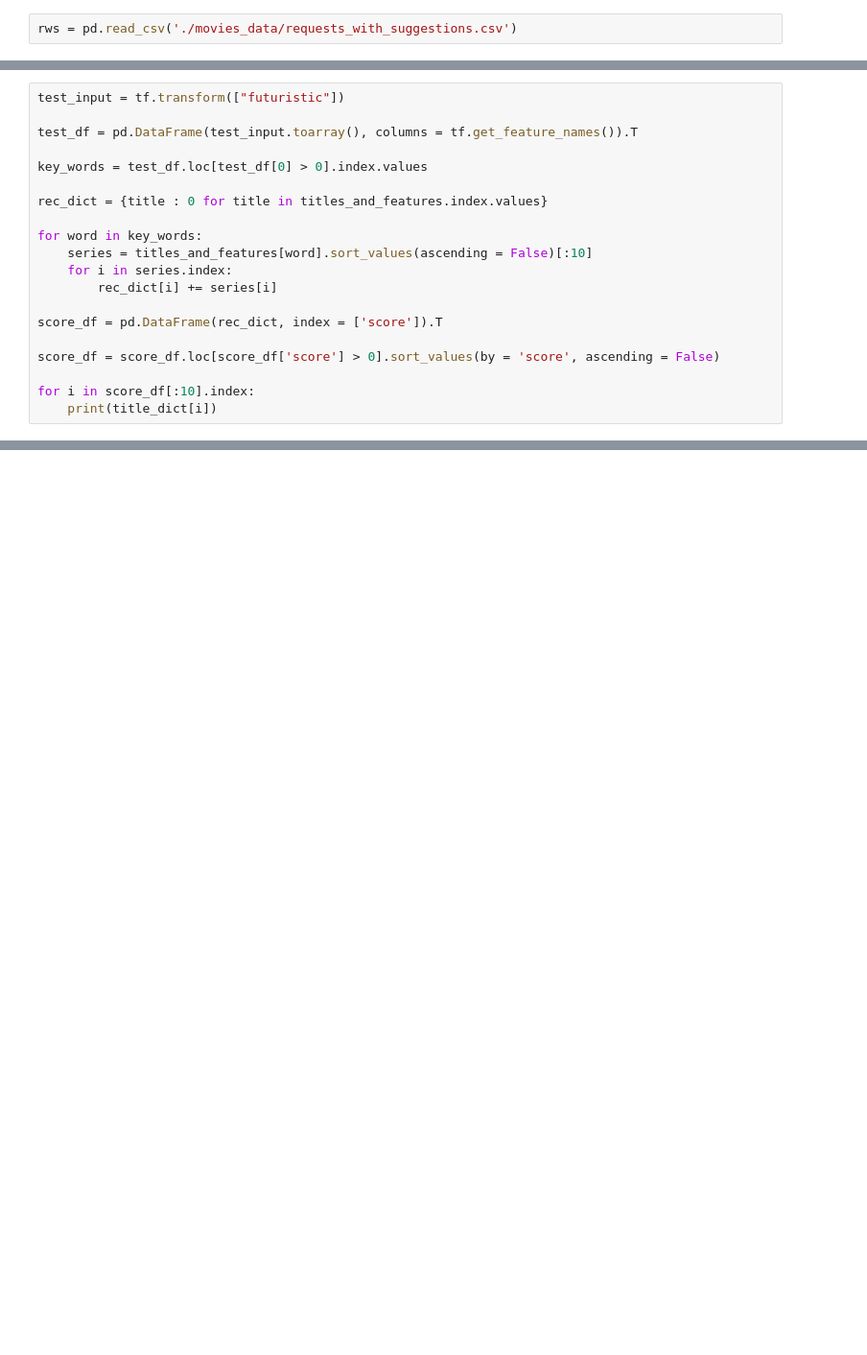
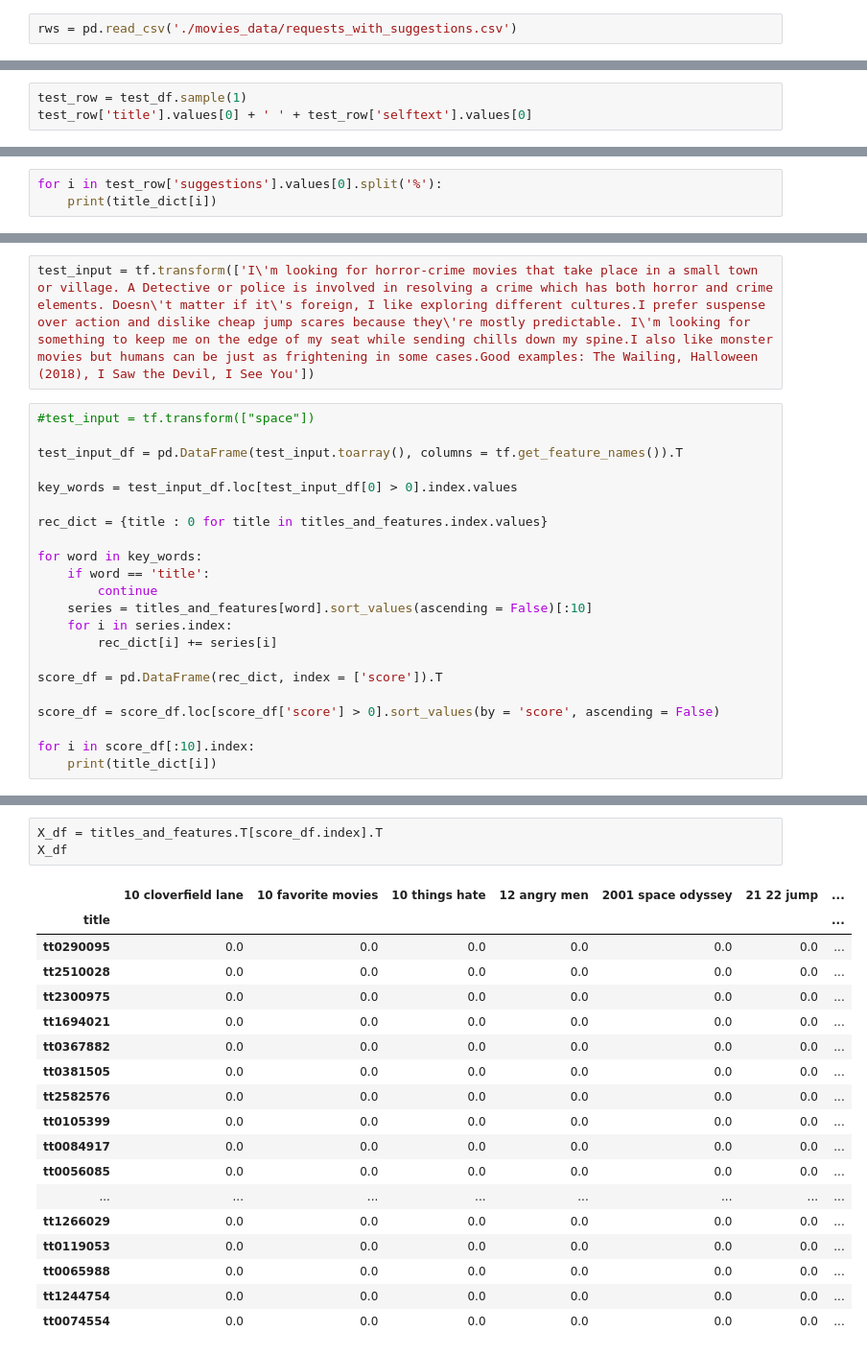
Before and after one commit to calebwx/NLP-Movie-Recommender, a Jupyter notebook: Reccomender.ipynb, the cells around one changed output, grey strips where cells are left out. Shown at 96% size. Drawn from its saved outputs; the diff is of its cells as text; blank space fills up the shorter version.

```diff
--- a/Reccomender.ipynb
+++ b/Reccomender.ipynb
@@ -107,0 +670,3 @@ tt1396484 0.3270519950488796
+# %%
+test_row = test_df.sample(1)
+test_row['title'].values[0] + ' ' + test_row['selftext'].values[0]
@@ -107,0 +677,3 @@ tt1396484 0.3270519950488796
+# %%
+for i in test_row['suggestions'].values[0].split('%'):
+    print(title_dict[i])
@@ -108,13 +698,17 @@ tt1396484 0.3270519950488796
+# %%
+test_input = tf.transform(['I\'m looking for horror-crime movies that take place in a small town or village. A Detective or police is involved in resolving a crime which has both horror and crime elements. Doesn\'t matter if it\'s foreign, I like exploring different cultures.I prefer suspense over action and dislike cheap jump scares because they\'re mostly predictable. I\'m looking for something to keep me on the edge of my seat while sending chills down my spine.I also like monster movies but humans can be just as frightening in some cases.Good examples: The Wailing, Halloween (2018), I Saw the Devil, I See You'])
 # %%
-test_input = tf.transform(["futuristic"])
+#test_input = tf.transform(["space"])
 
-test_df = pd.DataFrame(test_input.toarray(), columns = tf.get_feature_names()).T
+test_input_df = pd.DataFrame(test_input.toarray(), columns = tf.get_feature_names()).T
 
-key_words = test_df.loc[test_df[0] > 0].index.values
+key_words = test_input_df.loc[test_input_df[0] > 0].index.values
 
 rec_dict = {title : 0 for title in titles_and_features.index.values}
 
 for word in key_words:
+    if word == 'title':
+        continue
     series = titles_and_features[word].sort_values(ascending = False)[:10]
     for i in series.index:
         rec_dict[i] += series[i]
@@ -150,0 +755,22 @@ title_dict = movies[['tconst', 'primaryTitle']].set_index('tconst').to_dict()['p
+# %%
+X_df = titles_and_features.T[score_df.index].T
+X_df
+# %% [output]
+|  | 10 cloverfield lane | 10 favorite movies | 10 things hate | 12 angry men | 2001 space odyssey | 21 22 jump | ... |
+| title |  |  |  |  |  |  | ... |
+| tt0290095 | 0.0 | 0.0 | 0.0 | 0.0 | 0.0 | 0.0 | ... |
+| tt2510028 | 0.0 | 0.0 | 0.0 | 0.0 | 0.0 | 0.0 | ... |
+| tt2300975 | 0.0 | 0.0 | 0.0 | 0.0 | 0.0 | 0.0 | ... |
+| tt1694021 | 0.0 | 0.0 | 0.0 | 0.0 | 0.0 | 0.0 | ... |
+| tt0367882 | 0.0 | 0.0 | 0.0 | 0.0 | 0.0 | 0.0 | ... |
+| tt0381505 | 0.0 | 0.0 | 0.0 | 0.0 | 0.0 | 0.0 | ... |
+| tt2582576 | 0.0 | 0.0 | 0.0 | 0.0 | 0.0 | 0.0 | ... |
+| tt0105399 | 0.0 | 0.0 | 0.0 | 0.0 | 0.0 | 0.0 | ... |
+| tt0084917 | 0.0 | 0.0 | 0.0 | 0.0 | 0.0 | 0.0 | ... |
+| tt0056085 | 0.0 | 0.0 | 0.0 | 0.0 | 0.0 | 0.0 | ... |
+| ... | ... | ... | ... | ... | ... | ... | ... |
+| tt1266029 | 0.0 | 0.0 | 0.0 | 0.0 | 0.0 | 0.0 | ... |
+| tt0119053 | 0.0 | 0.0 | 0.0 | 0.0 | 0.0 | 0.0 | ... |
+| tt0065988 | 0.0 | 0.0 | 0.0 | 0.0 | 0.0 | 0.0 | ... |
+| tt1244754 | 0.0 | 0.0 | 0.0 | 0.0 | 0.0 | 0.0 | ... |
+| tt0074554 | 0.0 | 0.0 | 0.0 | 0.0 | 0.0 | 0.0 | ... |
```
Also changed, not shown: parts of 62 cells of this notebook, 13 other files.
